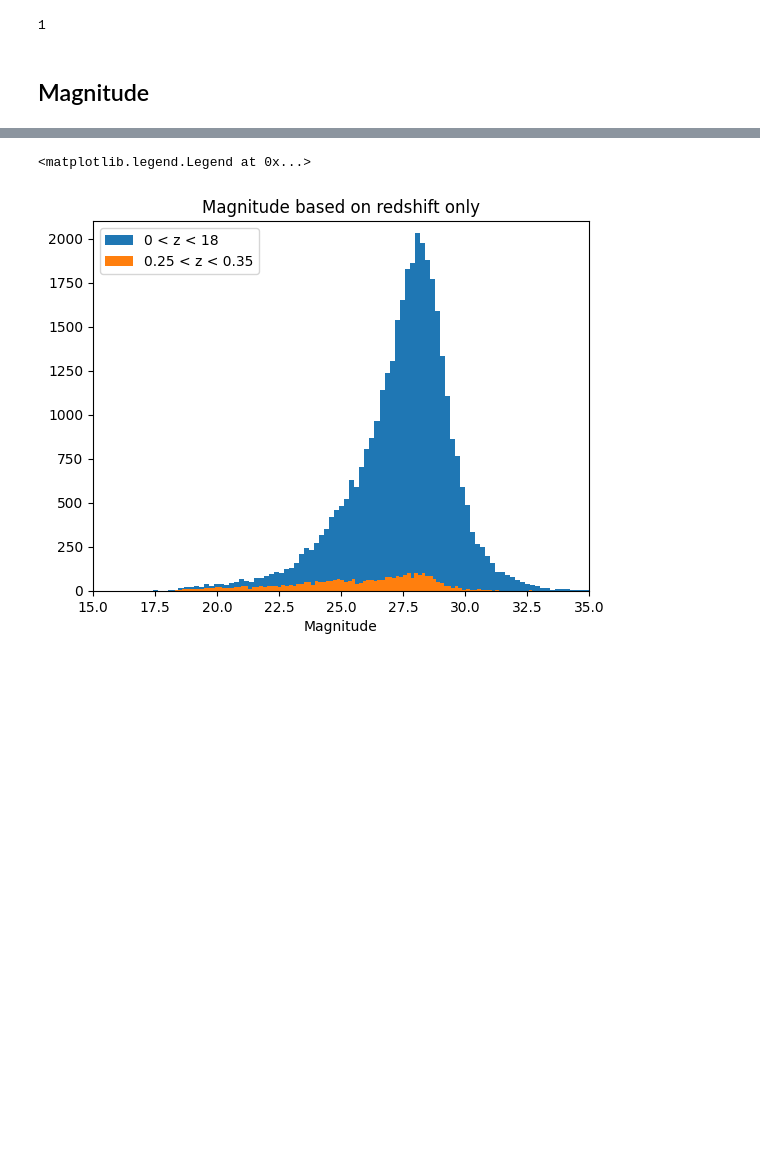
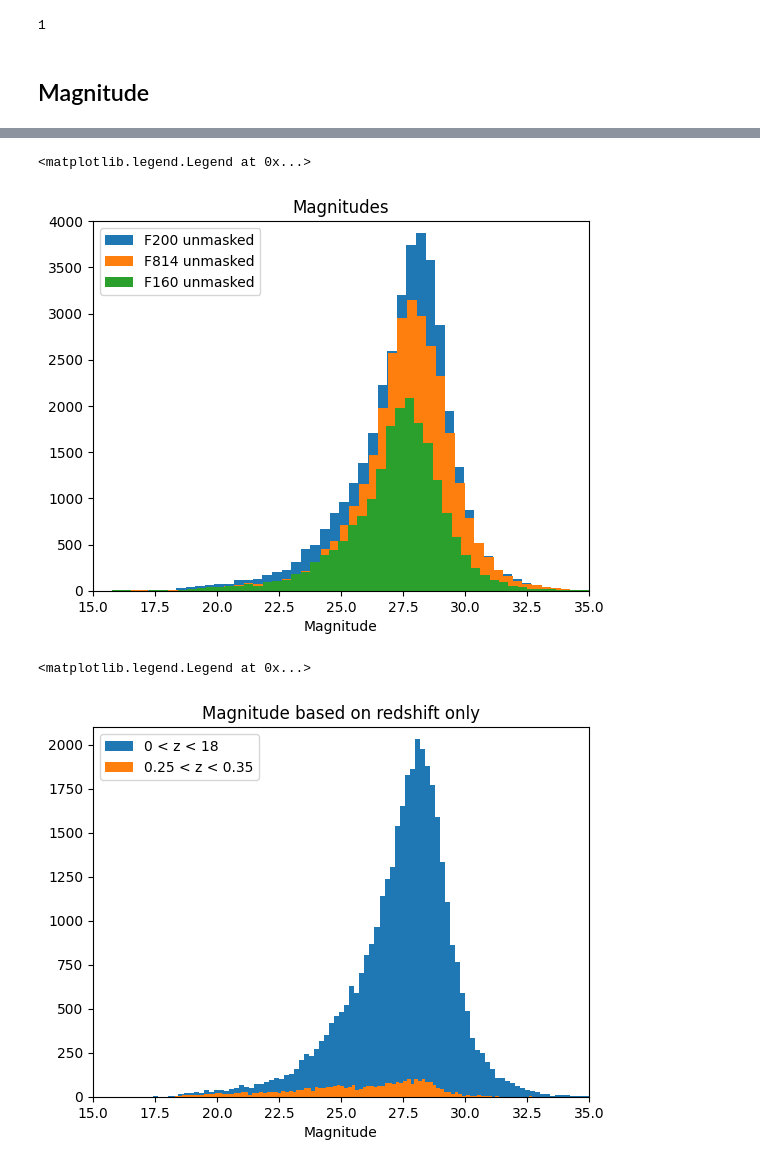
Before and after one commit to mayamerch/block-3-project, a Jupyter notebook: abell 2744.ipynb, the cells around one changed output, grey strips where cells are left out. Saved outputs shown, nothing was run; the diff lists cells and outputs as text; code cells hidden in the pictures; blank space fills up the shorter version.

```diff
--- a/abell 2744.ipynb
+++ b/abell 2744.ipynb
@@ -281,6 +281,8 @@ Text(0.5, 1.0, 'JWST abell2744clu-grizli-v7.0')
 # %%
 #fig = eazy.utils.zphot_zspec(phot['mag_iso'], zout['z_phot'], zmax=8)
 mag_f200 = 23.9 - 2.5*np.log10(phot['f200w-clear_flux_aper_2']) # apparent magnitude using zero point of 23.9
+mag_f160 = 23.9 - 2.5*np.log10(phot['f160w_flux_aper_2'])
+mag_f814 = 23.9 - 2.5*np.log10(phot['f814w_flux_aper_2'])
 # %%
 np.mean(zout['z_phot'])
 # %% [output]
@@ -478,4 +480,7 @@ plot_df_subsets(zs, cut='only z')
 # reminder:
     # mag_f200_unmasked = np.where(mag_f200.mask, -1, mag_f200.data)
     # df['mag'] = mag_f200_unmasked
+
+mag_f160_unmasked = np.where(mag_f160.mask, -1, mag_f160.data)
+mag_f814_unmasked = np.where(mag_f814.mask, -1, mag_f814.data)
 # %%
@@ -491,3 +508,14 @@ plt.legend()
+# %%
+plt.hist(mag_f200_unmasked, bins=100, label='F200 unmasked')
+plt.hist(mag_f814_unmasked, bins=100, label='F814 unmasked')
+plt.hist(mag_f160_unmasked, bins=100, label='F160 unmasked')
+plt.xlim(15, 35); plt.ylim(0, 4000)
+plt.xlabel('Magnitude')
+plt.title('Magnitudes')
+plt.legend()
+# %% [output]
+<matplotlib.legend.Legend at 0x...>
+[figure, added]
 # %%
 # NO MAGNITUDE BINS:
 
```
Also changed, not shown: parts of 10 cells of this notebook, 1 other file.
